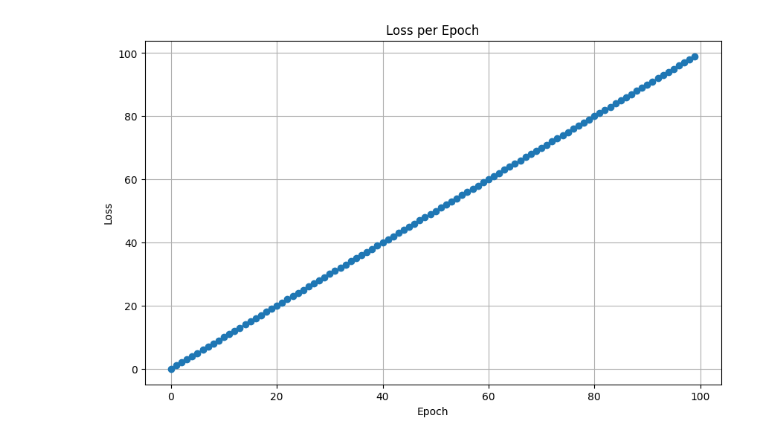
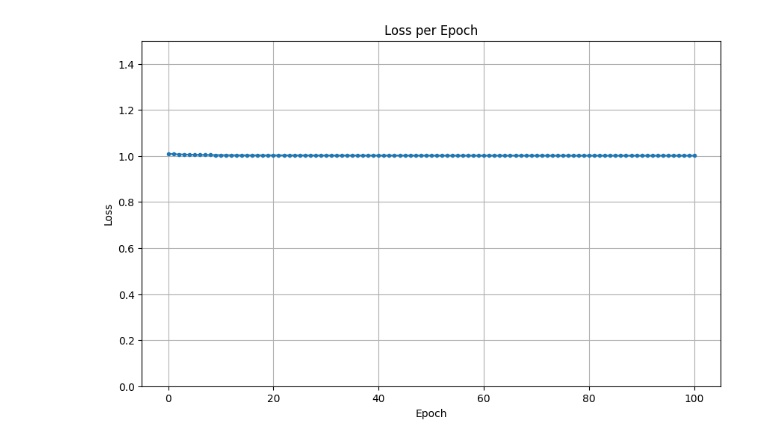
Before and after one commit to Rest02Mark/ICEPP_summercamp2024, a Jupyter notebook: qcnn/qcnn_Ntangled4*2.ipynb, the cells around one changed output. Drawn from its saved outputs; the diff is of its cells as text; code cells hidden in the pictures.

```diff
--- a/qcnn/qcnn_Ntangled4*2.ipynb
+++ b/qcnn/qcnn_Ntangled4*2.ipynb
@@ -119,7 +119,7 @@ def loss(p):
     return np.mean((predictions - y_train) ** 2)
 
 #オプティマイザーとエポック数の指定
-#opt = AdamOptimizer(0.001)
+opt = AdamOptimizer(0.01)
 steps = 100
 
 fig, ax =qml.draw_mpl(circuit)(params, X_train[0])
@@ -146,16 +162,11 @@ KeyboardInterrupt:
 # %%
-import matplotlib.pyplot as plt
-tekitou = []
-
-for i in range(100):
-    tekitou.append(i)
-
 plt.figure(figsize=(10, 6))
-plt.plot(range(0, 100), tekitou, marker='o')
+plt.plot(range(0, steps + 1), loss_values, marker='.')
 plt.title('Loss per Epoch')
 plt.xlabel('Epoch')
 plt.ylabel('Loss')
+plt.ylim([0, 1.5])
 plt.grid()
 plt.show()
 # %% [output]
-[figure, old version]
+[figure, new version]
```
Also changed, not shown: parts of 1 cell of this notebook.
